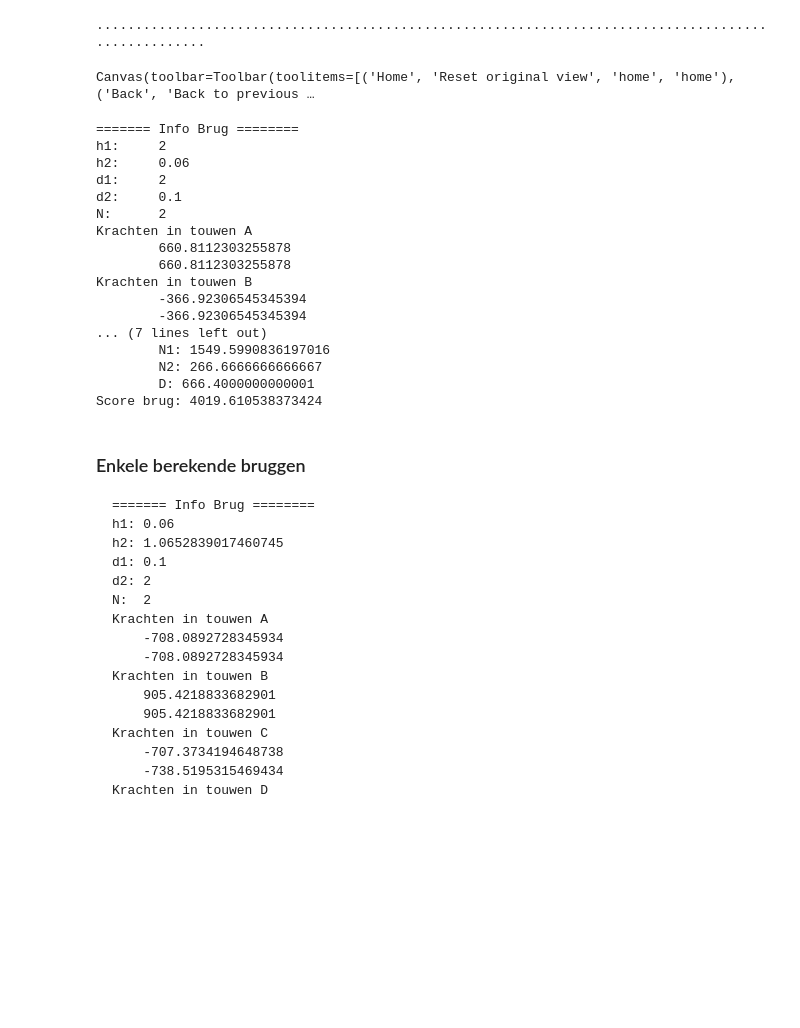
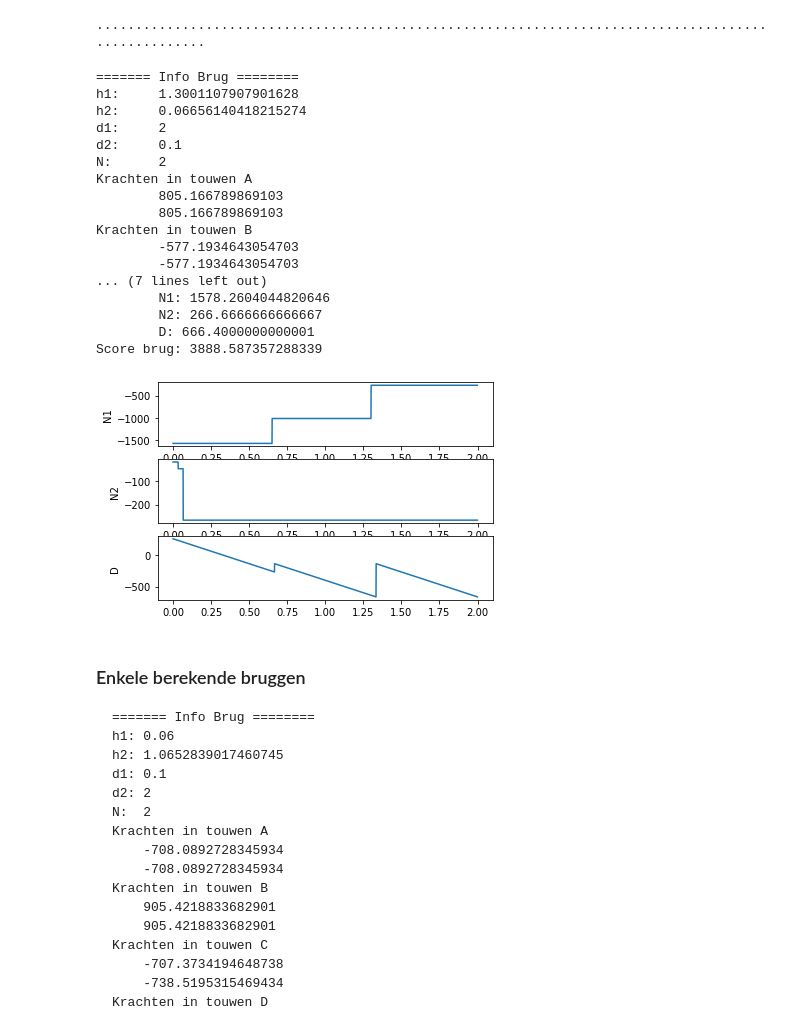
Before and after one commit to SamClercky/project-bouwkunde, a Jupyter notebook: genetic-algo-optim.ipynb, the cells around one changed output. Saved outputs shown, nothing was run; the diff lists cells and outputs as text; code cells hidden in the pictures; blank space fills up the shorter version.

````diff
--- a/genetic-algo-optim.ipynb
+++ b/genetic-algo-optim.ipynb
@@ -162,9 +123,11 @@ def regen_population(population):
 # %%
-population = [genRandomBrug() for i in range(100)] # Populatie van 100
+population = [ga.genRandomBrugA() for i in range(100)] # Populatie van 100
 # %%
 for i in range(100): # 1000 generations
     print('.', end="")
-    population = kill_population(population)
-    population = regen_population(population)
+    population = ga.kill_population(population)
+    population = ga.regen_population(population,
+                                    ga.genRandomBrugA,
+                                    ga.genFromParentsA)
 # %% [output]
 ....................................................................................................
@@ -219,27 +134,27 @@ def print_brug(brug):
 # %%
-best = find_best(population)
+best = ga.find_best(population)
 # %%
-print_brug(best[1])
+ga.print_brug(best[1])
 print(f"Score brug: {best[0]}")
 # %% [output]
-Canvas(toolbar=Toolbar(toolitems=[('Home', 'Reset original view', 'home', 'home'), ('Back', 'Back to previous …
+======= Info Brug ========
+h1:     1.3001107907901628
+h2:     0.06656140418215274
+d1:     2
+d2:     0.1
+N:      2
+Krachten in touwen A
+        805.166789869103
+        805.166789869103
+Krachten in touwen B
+        -577.1934643054703
+        -577.1934643054703
+... (7 lines left out)
+        N1: 1578.2604044820646
+        N2: 266.6666666666667
+        D: 666.4000000000001
+Score brug: 3888.587357288339
-======= Info Brug ========
-h1:     2
-h2:     0.06
-d1:     2
-d2:     0.1
-N:      2
-Krachten in touwen A
-        660.8112303255878
-        660.8112303255878
-Krachten in touwen B
-        -366.92306545345394
-        -366.92306545345394
-... (7 lines left out)
-        N1: 1549.5990836197016
-        N2: 266.6666666666667
-        D: 666.4000000000001
-Score brug: 4019.610538373424
+[figure, added]
 # %% [markdown]
 ### Enkele berekende bruggen
 ```
````
Also changed, not shown: parts of 8 cells of this notebook, 5 other files.
